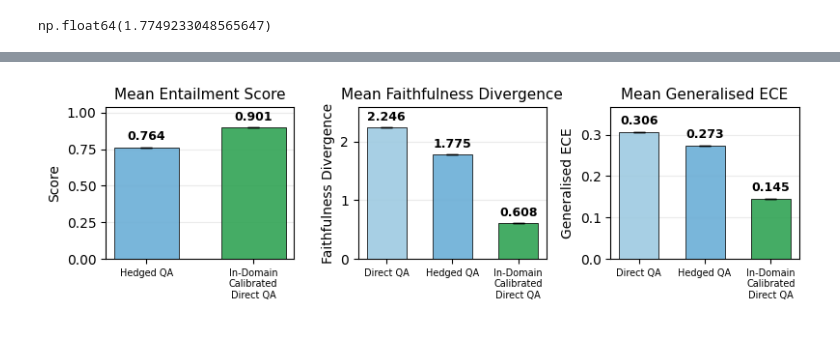
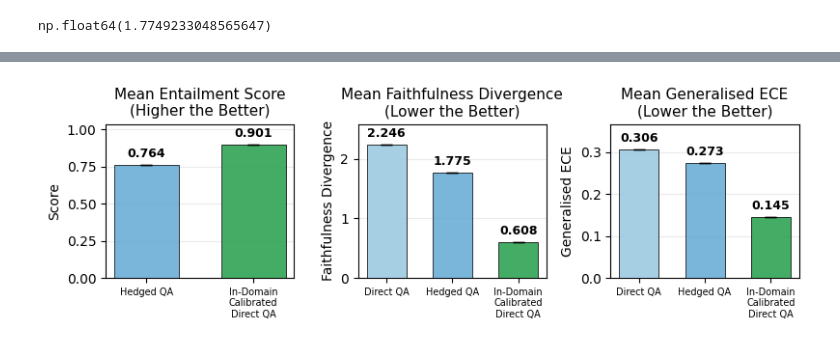
Before and after one commit to Ivan-Yeh/lm-confidence-evaluation-harness, a Jupyter notebook: paper_materials/pipeline_vs_hedged_qa_baseline_calibration.ipynb, the cells around one changed output, grey strips where cells are left out. Drawn from its saved outputs; the diff is of its cells as text; code cells hidden in the pictures.

```diff
--- a/paper_materials/pipeline_vs_hedged_qa_baseline_calibration.ipynb
+++ b/paper_materials/pipeline_vs_hedged_qa_baseline_calibration.ipynb
@@ -132,7 +132,7 @@ generalised_ece = {
     "In-Domain\nCalibrated\nDirect QA": 0.14461845459660483,
 }
 
-fig, axes = plt.subplots(1, 3, figsize=(8, 2.5))
+fig, axes = plt.subplots(1, 3, figsize=(8, 2.7))
 
 def annotate_bars(ax, bars, decimals=3):
     heights = [bar.get_height() for bar in bars]
@@ -171,7 +171,7 @@ bars0 = axes[0].bar(
     capsize=4,
     yerr=[0.0, 0.0],
 )
-axes[0].set_title("Mean Entailment Score", fontsize=11)
+axes[0].set_title("Mean Entailment Score\n(Higher the Better)", fontsize=11)
 axes[0].set_ylabel("Score", fontsize=10)
 axes[0].grid(axis="y", alpha=0.25, zorder=0)
 axes[0].tick_params(axis="x", labelsize=7)
@@ -190,37 +190,37 @@ bars1 = axes[1].bar(
     capsize=4,
     yerr=[0.0, 0.0, 0.0],
 )
-axes[1].set_title("Mean Faithfulness Divergence", fontsize=11)
+axes[1].set_title("Mean Faithfulness Divergence\n(Lower the Better)", fontsize=11)
 axes[1].set_ylabel("Faithfulness Divergence", fontsize=10)
 axes[1].grid(axis="y", alpha=0.25, zorder=0)
 axes[1].tick_params(axis="x", labelsize=7)
 annotate_bars(axes[1], bars1, decimals=3)
 
 # RIGHT: Mean generalised ECE (three QAs)
 bars2 = axes[2].bar(
     list(generalised_ece.keys()),
     list(generalised_ece.values()),
     color=["#9ECAE1", "#6BAED6", "#31A354"],
     edgecolor="black",
     linewidth=0.6,
     alpha=0.9,
     width=0.6,
     zorder=3,
     capsize=4,
     yerr=[0.0, 0.0, 0.0],
 )
-axes[2].set_title("Mean Generalised ECE", fontsize=11)
+axes[2].set_title("Mean Generalised ECE\n(Lower the Better)", fontsize=11)
 axes[2].set_ylabel("Generalised ECE", fontsize=10)
 axes[2].grid(axis="y", alpha=0.25, zorder=0)
 axes[2].tick_params(axis="x", labelsize=7)
 annotate_bars(axes[2], bars2, decimals=3)
 
 for ax in axes:
     for label in ax.get_xticklabels():
         label.set_rotation(0)
         label.set_ha("center")
 
 fig.tight_layout()
 plt.savefig("pipeline_vs_hedged_qa_baseline_calibration.pdf", dpi=300, bbox_inches="tight")
 # %% [output]
-[figure, old version]
+[figure, new version]
```
Also changed, not shown: parts of 3 cells of this notebook, 7 other files.
